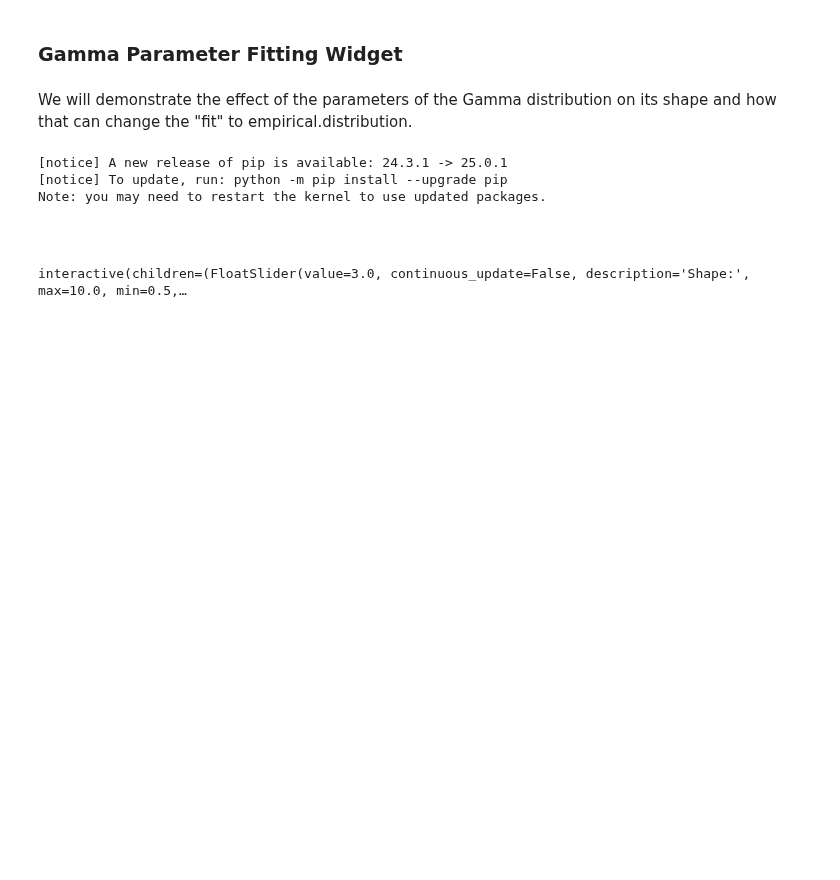
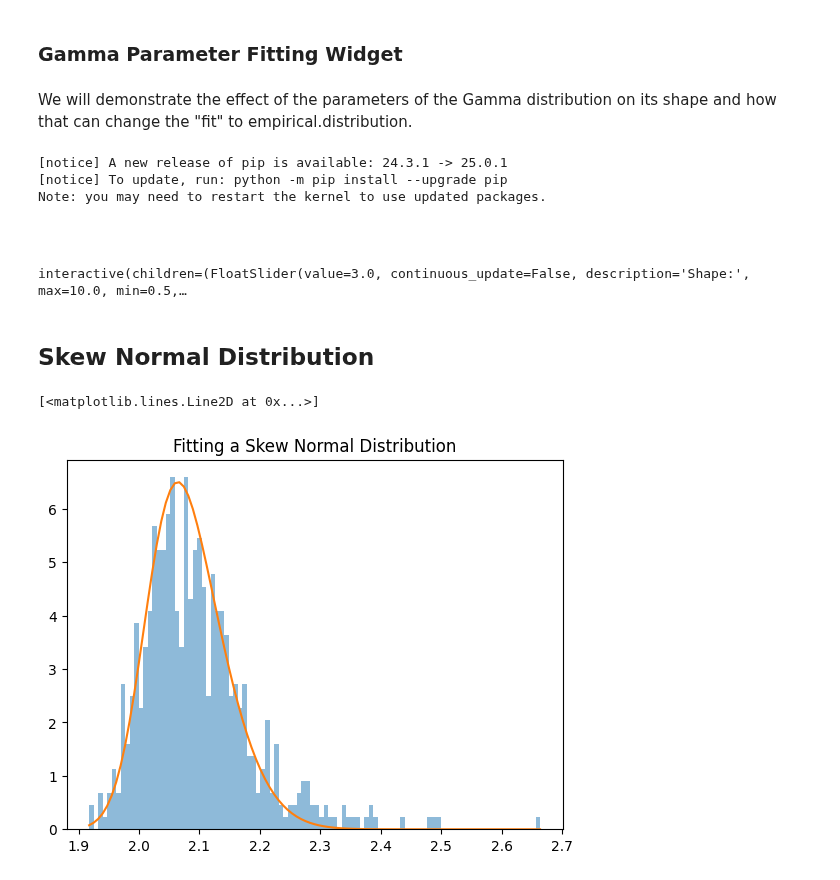
Before and after one commit to BOAT-ocean-acoustics/fundamentals, a Jupyter notebook: boat_tutorials/primers/stats_parametric_distributions.ipynb, the cells around one changed output. Drawn from its saved outputs; the diff is of its cells as text; code cells hidden in the pictures; blank space fills up the shorter version.

Commit message:
added skew normal

```diff
--- a/boat_tutorials/primers/stats_parametric_distributions.ipynb
+++ b/boat_tutorials/primers/stats_parametric_distributions.ipynb
@@ -232,3 +234,16 @@ def plot_gamma_density(a, scale, offset):
 out = interact(plot_gamma_density, a = gamma_shape_slider, scale = gamma_scale_slider, offset = gamma_offset_slider)
 # %% [output]
 interactive(children=(FloatSlider(value=3.0, continuous_update=False, description='Shape:', max=10.0, min=0.5,…
+# %% [markdown]
+## Skew Normal Distribution
+# %%
+a = 2
+# %%
+skewnormal_density = stats.skewnorm.pdf(h[1], a=a, scale=std, loc=mean-0.08)
+# %%
+h = plt.hist(np.log10(RMS_split),bins=100, density=True, alpha=0.5)
+plt.title("Fitting a Skew Normal Distribution")
+plt.plot(h[1], skewnormal_density)
+# %% [output]
+[<matplotlib.lines.Line2D at 0x...>]
+[figure, added]
```
Also changed, not shown: parts of 2 cells of this notebook.
